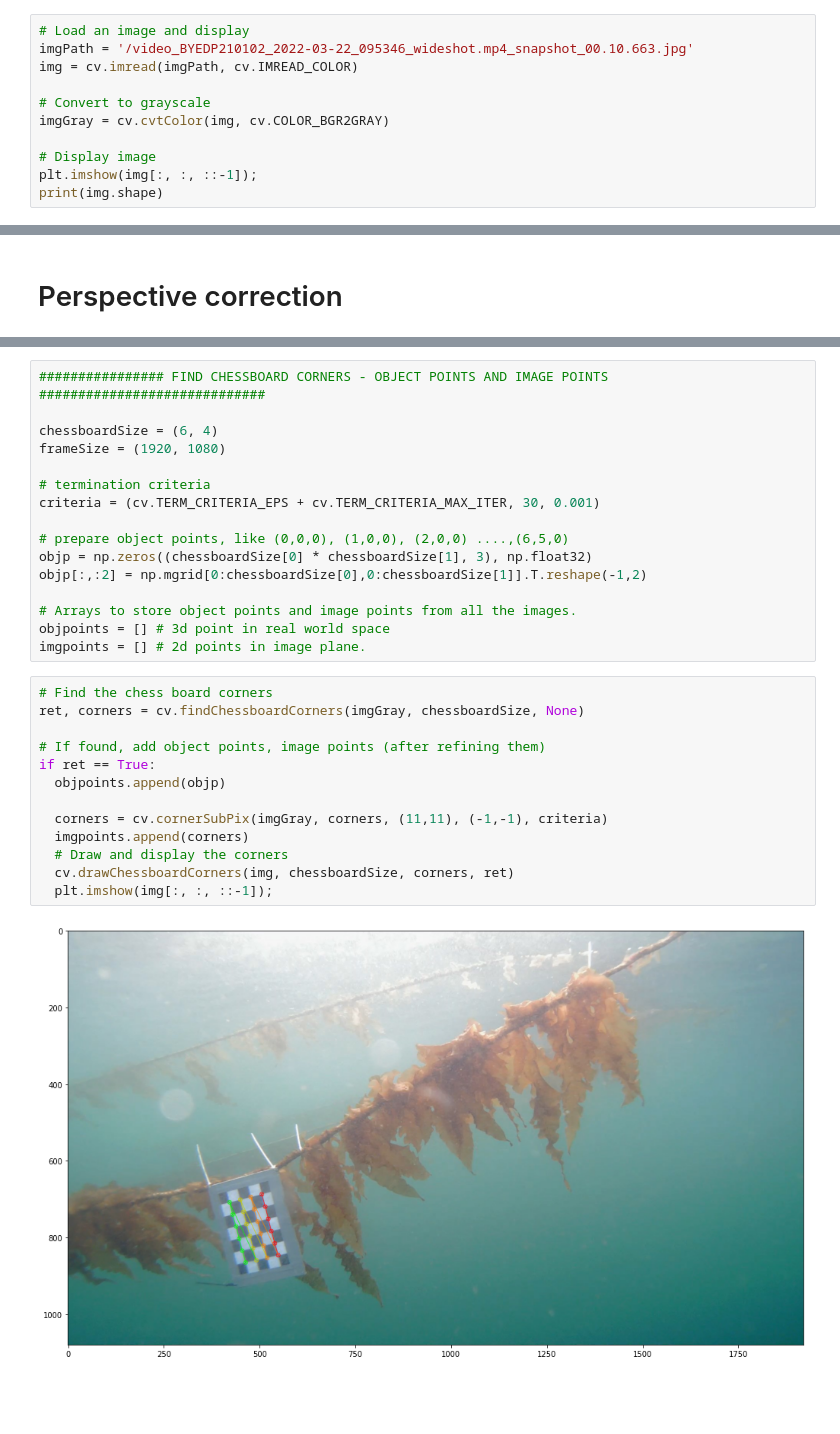
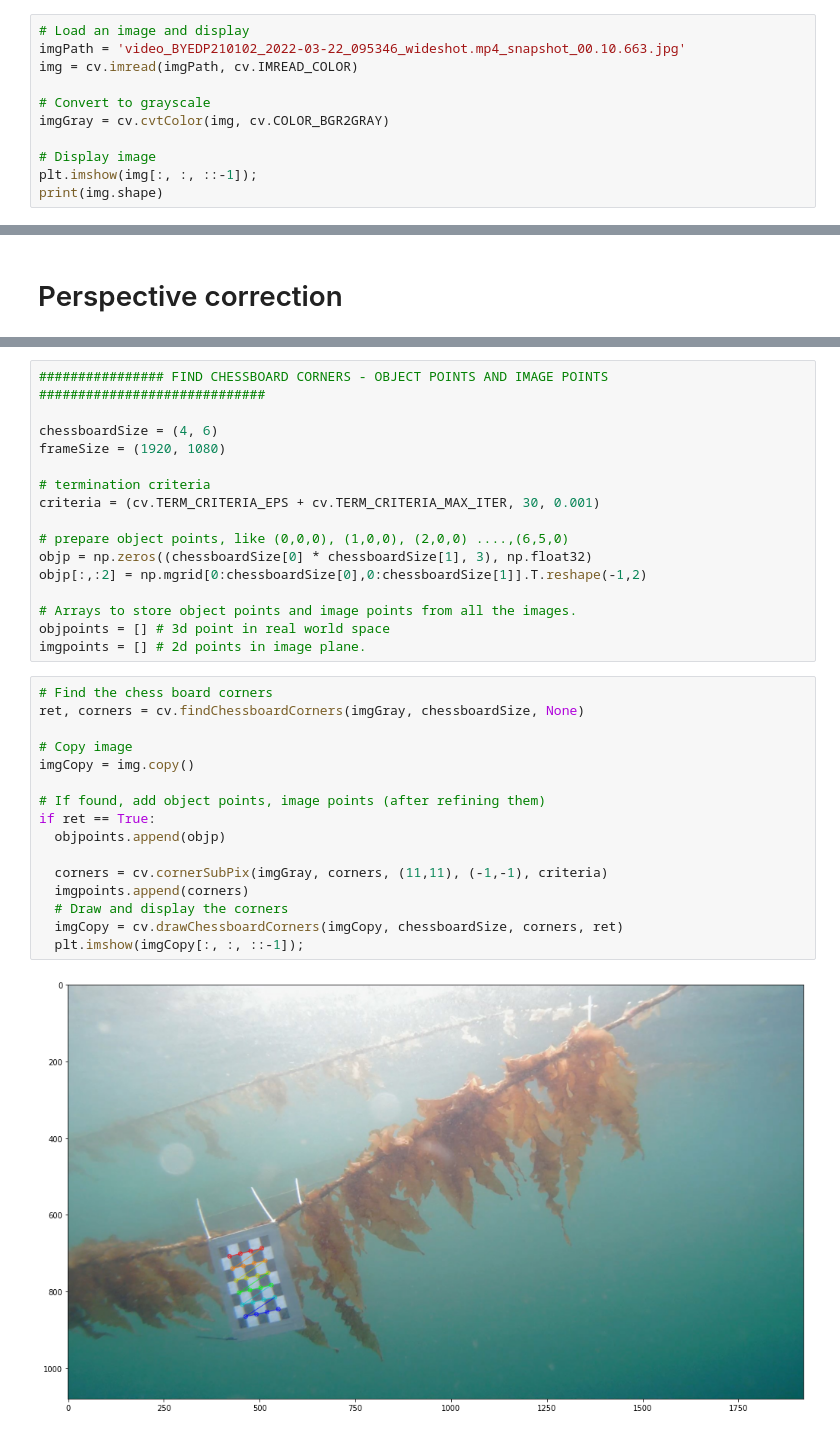
Before and after one commit to martimov/MoniTARE, a Jupyter notebook: Segmentation.ipynb, the cells around one changed output, grey strips where cells are left out. Saved outputs shown, nothing was run; the diff lists cells and outputs as text; blank space fills up the shorter version.

```diff
--- a/Segmentation.ipynb
+++ b/Segmentation.ipynb
@@ -13,6 +36,6 @@ matplotlib.rcParams['image.cmap'] = 'gray'
 # %%
 # Load an image and display
-imgPath = '/video_BYEDP210102_2022-03-22_095346_wideshot.mp4_snapshot_00.10.663.jpg'
+imgPath = 'video_BYEDP210102_2022-03-22_095346_wideshot.mp4_snapshot_00.10.663.jpg'
 img = cv.imread(imgPath, cv.IMREAD_COLOR)
 
 # Convert to grayscale
@@ -32,7 +52,7 @@ print(img.shape)
 # %%
 ################ FIND CHESSBOARD CORNERS - OBJECT POINTS AND IMAGE POINTS #############################
 
-chessboardSize = (6, 4)
+chessboardSize = (4, 6)
 frameSize = (1920, 1080)
 
 # termination criteria
@@ -48,15 +68,18 @@ imgpoints = [] # 2d points in image plane.
 # %%
 # Find the chess board corners
 ret, corners = cv.findChessboardCorners(imgGray, chessboardSize, None)
+
+# Copy image
+imgCopy = img.copy()
 
 # If found, add object points, image points (after refining them)
 if ret == True:
   objpoints.append(objp)
 
   corners = cv.cornerSubPix(imgGray, corners, (11,11), (-1,-1), criteria)
   imgpoints.append(corners)
   # Draw and display the corners
-  cv.drawChessboardCorners(img, chessboardSize, corners, ret)
-  plt.imshow(img[:, :, ::-1]);
+  imgCopy = cv.drawChessboardCorners(imgCopy, chessboardSize, corners, ret)
+  plt.imshow(imgCopy[:, :, ::-1]);
 # %% [output]
-[figure, old version]
+[figure, new version]
```
Also changed, not shown: parts of 8 cells of this notebook.
